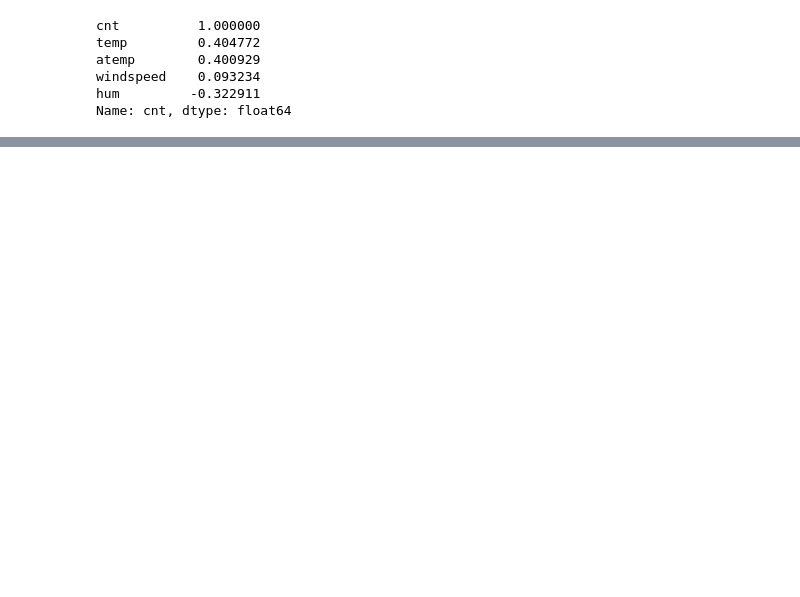
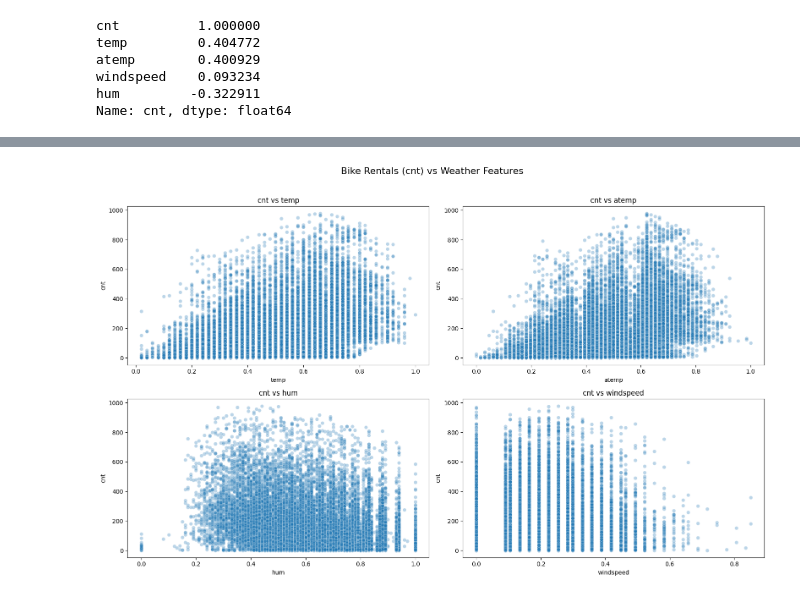
Before and after one commit to lucaskvz/AI-MACHINE-LEARNING-FOUNDATIONS, a Jupyter notebook: assignment_2_Lucas_Van_Zyl.ipynb, the cells around one changed output, grey strips where cells are left out. Saved outputs shown, nothing was run; the diff lists cells and outputs as text; code cells hidden in the pictures; blank space fills up the shorter version.

```diff
--- a/assignment_2_Lucas_Van_Zyl.ipynb
+++ b/assignment_2_Lucas_Van_Zyl.ipynb
@@ -153,0 +160,17 @@ plt.show()
+# %%
+weather_features = ['temp', 'atemp', 'hum', 'windspeed']
+
+plt.figure(figsize=(16, 10))
+
+for i, feature in enumerate(weather_features):
+    plt.subplot(2, 2, i + 1)
+    sns.scatterplot(x=dfEDA[feature], y=dfEDA['cnt'], alpha=0.3)
+    plt.title(f'cnt vs {feature}')
+    plt.xlabel(feature)
+    plt.ylabel('cnt')
+
+plt.suptitle('Bike Rentals (cnt) vs Weather Features', fontsize=16)
+plt.tight_layout(rect=[0, 0, 1, 0.96])
+plt.show()
+# %% [output]
+[figure, added]
```
Also changed, not shown: parts of 35 cells of this notebook.
